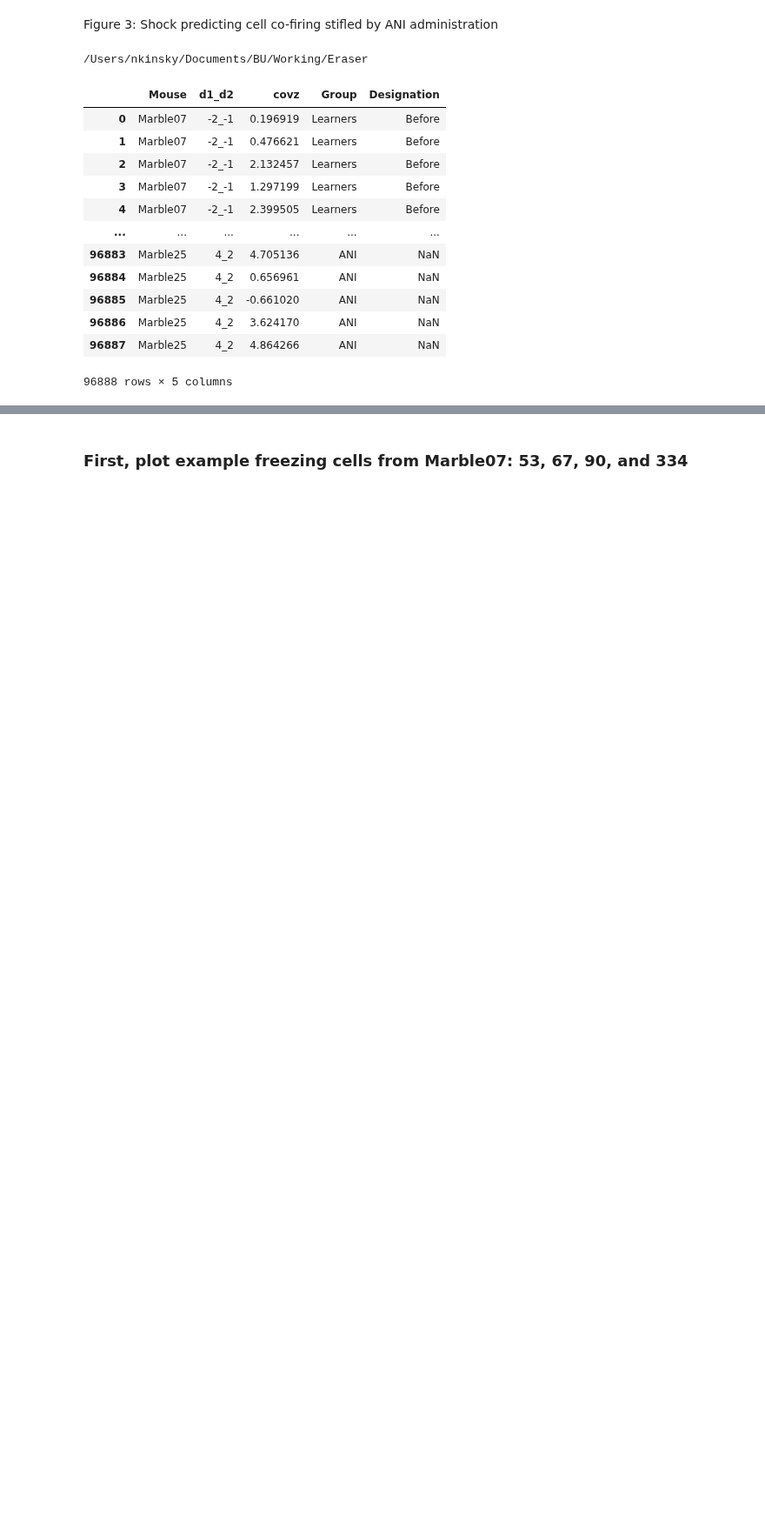
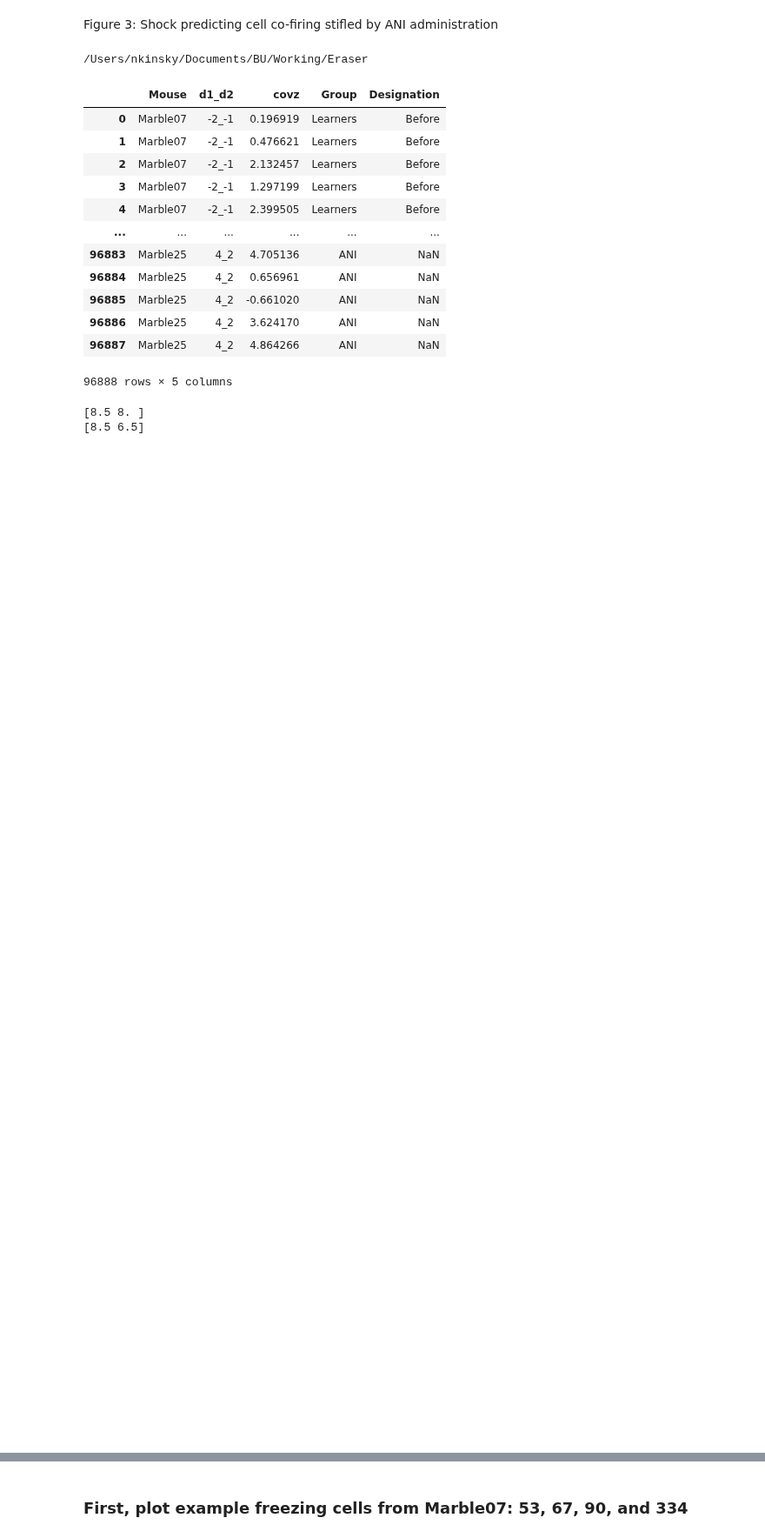
Before and after one commit to nkinsky/Eraser, a Jupyter notebook: Notebooks/Figure3.ipynb, the cells around one changed output, grey strips where cells are left out. Shown at 87% size. Cells and saved outputs as stored; diff of their text form; code cells hidden in the pictures; blank space fills up the shorter version.

```diff
--- a/Notebooks/Figure3.ipynb
+++ b/Notebooks/Figure3.ipynb
@@ -106,10 +106,15 @@ add_memory_designations(df_use)
 96888 rows × 5 columns
 # %%
 %matplotlib ipympl
-Fig3 = Fig(num=3, grid=(5, 4), size=(8.5, 8.0), fontsize=6, constrained_layout=False)  # size=(7.2, 5.3) if not scaling properly
+Fig3 = Fig(num=3, grid=(5, 4), size=(8.5, 8.0), fontsize=6, constrained_layout=False, tight_layout=True)  # size=(7.2, 5.3) if not scaling properly
 print(Fig3.fig.get_size_inches())
-Fig3stats = Fig(num="Figure 3 stats", grid=(5, 4), size=(8.5, 6.5), fontsize=3)
+Fig3stats = Fig(num="Figure 3 stats", grid=(5, 4), size=(8.5, 6.5), fontsize=6, constrained_layout=False, tight_layout=True)
 print(Fig3stats.fig.get_size_inches())
 Fig3comb = FigMirror(Fig3, Fig3stats)
+# %% [output]
+[8.5 8. ]
+[8.5 6.5]
+[figure, added]
+[figure, added]
 # %%
 %matplotlib ipympl
```
Also changed, not shown: parts of 83 cells of this notebook.
